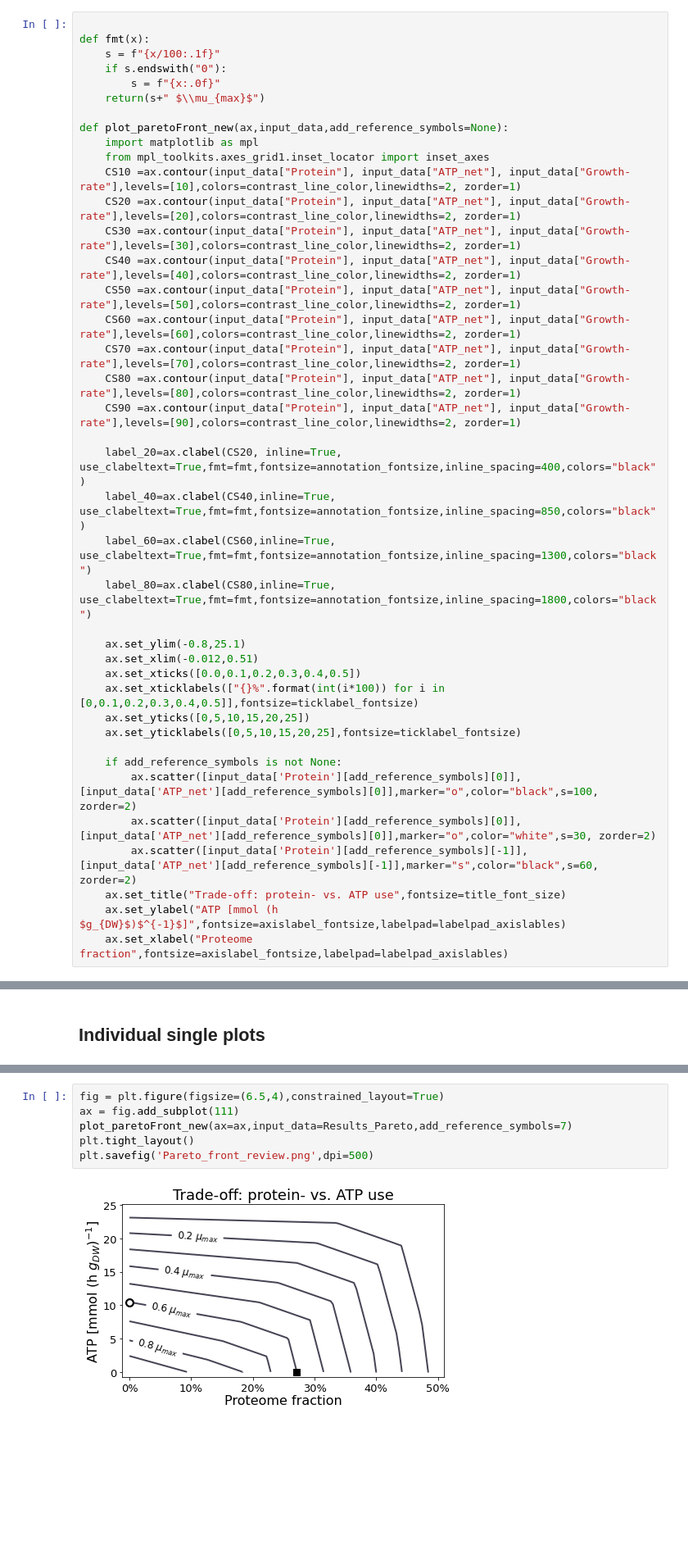
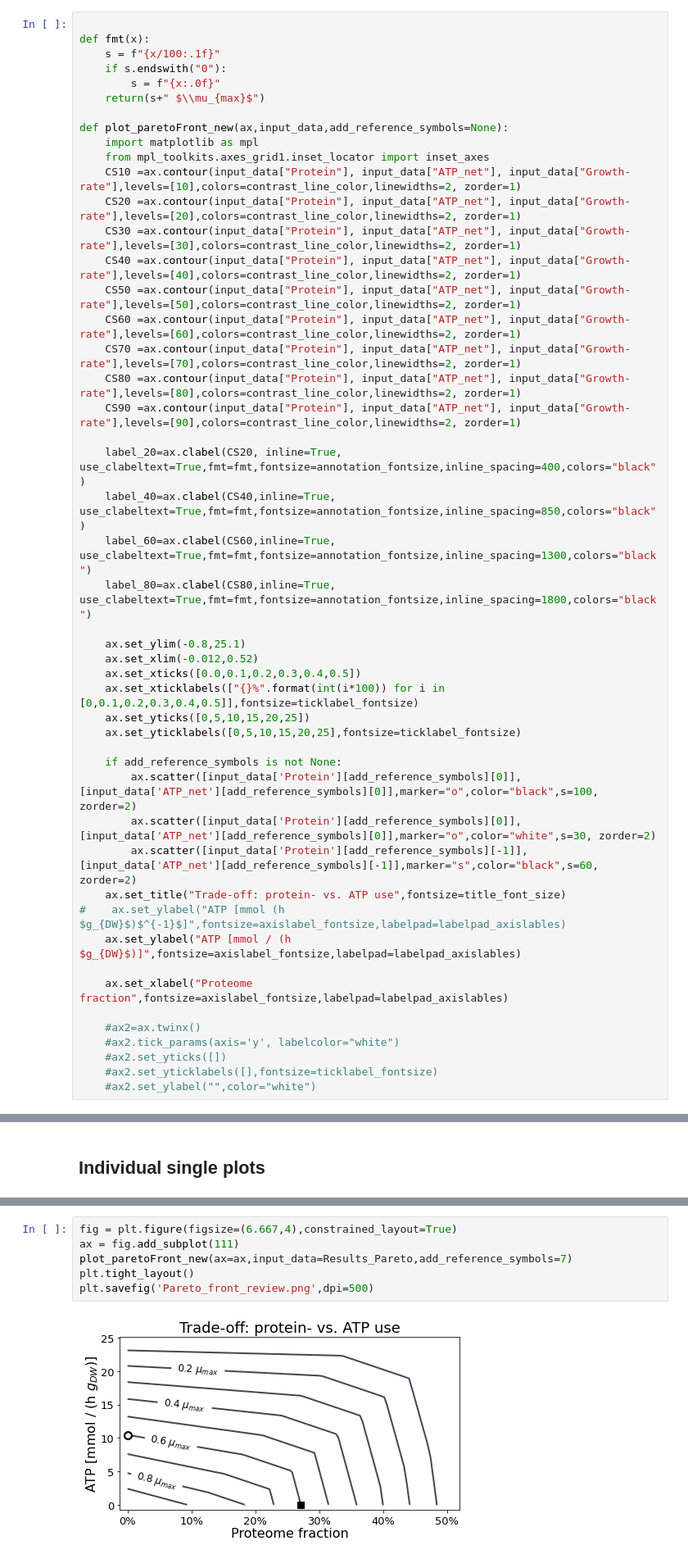
Before and after one commit to SysBioInra/rbatools, a Jupyter notebook: figure_for_manuscript/Figures_reviewed_article.ipynb, the cells around one changed output, grey strips where cells are left out. Shown: that part at 82% size. Cells and saved outputs as stored; diff of their text form; blank space fills up the shorter version.

```diff
--- a/figure_for_manuscript/Figures_reviewed_article.ipynb
+++ b/figure_for_manuscript/Figures_reviewed_article.ipynb
@@ -418,7 +425,7 @@ def plot_paretoFront_new(ax,input_data,add_reference_symbols=None):
     label_80=ax.clabel(CS80,inline=True, use_clabeltext=True,fmt=fmt,fontsize=annotation_fontsize,inline_spacing=1800,colors="black")
 
     ax.set_ylim(-0.8,25.1)
-    ax.set_xlim(-0.012,0.51)
+    ax.set_xlim(-0.012,0.52)
     ax.set_xticks([0.0,0.1,0.2,0.3,0.4,0.5])
     ax.set_xticklabels(["{}%".format(int(i*100)) for i in [0,0.1,0.2,0.3,0.4,0.5]],fontsize=ticklabel_fontsize)
     ax.set_yticks([0,5,10,15,20,25])
@@ -429,8 +436,16 @@ def plot_paretoFront_new(ax,input_data,add_reference_symbols=None):
         ax.scatter([input_data['Protein'][add_reference_symbols][0]],[input_data['ATP_net'][add_reference_symbols][0]],marker="o",color="white",s=30, zorder=2)
         ax.scatter([input_data['Protein'][add_reference_symbols][-1]],[input_data['ATP_net'][add_reference_symbols][-1]],marker="s",color="black",s=60, zorder=2)
     ax.set_title("Trade-off: protein- vs. ATP use",fontsize=title_font_size)
-    ax.set_ylabel("ATP [mmol (h $g_{DW}$)$^{-1}$]",fontsize=axislabel_fontsize,labelpad=labelpad_axislables)
+#    ax.set_ylabel("ATP [mmol (h $g_{DW}$)$^{-1}$]",fontsize=axislabel_fontsize,labelpad=labelpad_axislables)
+    ax.set_ylabel("ATP [mmol / (h $g_{DW}$)]",fontsize=axislabel_fontsize,labelpad=labelpad_axislables)
+
     ax.set_xlabel("Proteome fraction",fontsize=axislabel_fontsize,labelpad=labelpad_axislables)
+
+    #ax2=ax.twinx()
+    #ax2.tick_params(axis='y', labelcolor="white")
+    #ax2.set_yticks([])
+    #ax2.set_yticklabels([],fontsize=ticklabel_fontsize)
+    #ax2.set_ylabel("",color="white")
 # %%
 def plot_ribosome_efficiency_sampling(ax,input_data,glucose_concentrations):
     color_dict = {0.0125:"steelblue",
@@ -661,9 +657,9 @@ plt.savefig('Pareto_variables_review.png',dpi=500)
 # %%
-fig = plt.figure(figsize=(6.5,4),constrained_layout=True)
+fig = plt.figure(figsize=(6.667,4),constrained_layout=True)
 ax = fig.add_subplot(111)
 plot_paretoFront_new(ax=ax,input_data=Results_Pareto,add_reference_symbols=7)
 plt.tight_layout()
 plt.savefig('Pareto_front_review.png',dpi=500)
 # %% [output]
-[figure, old version]
+[figure, new version]
 # %%
```
Also changed, not shown: parts of 14 cells of this notebook.
